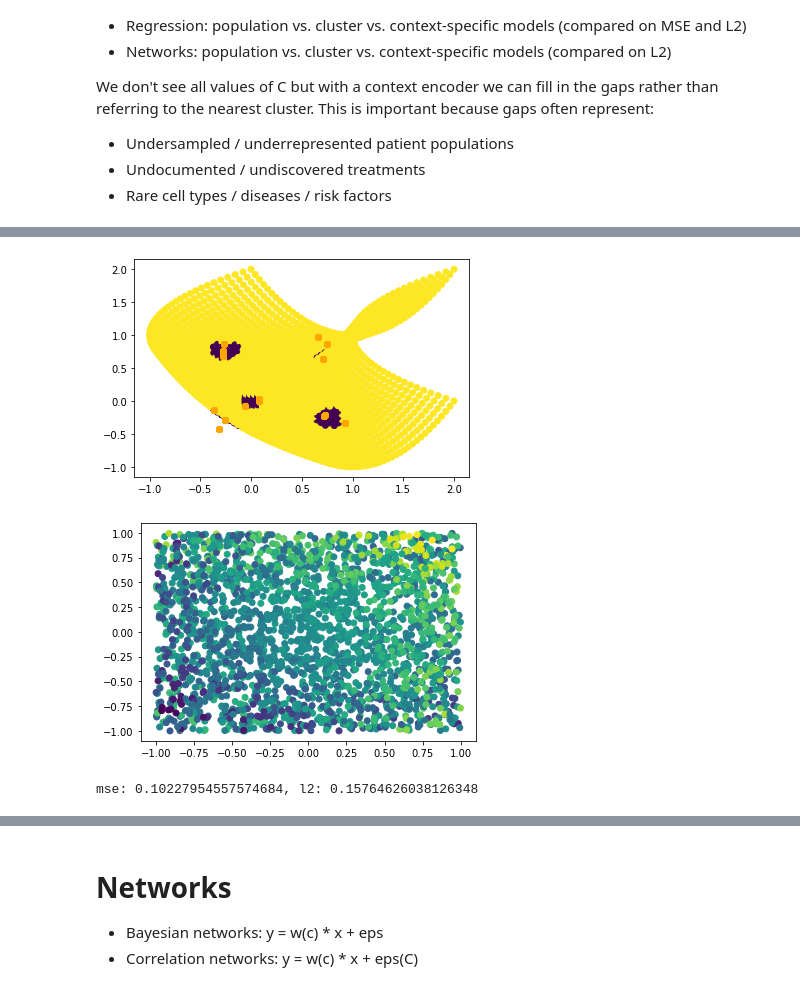
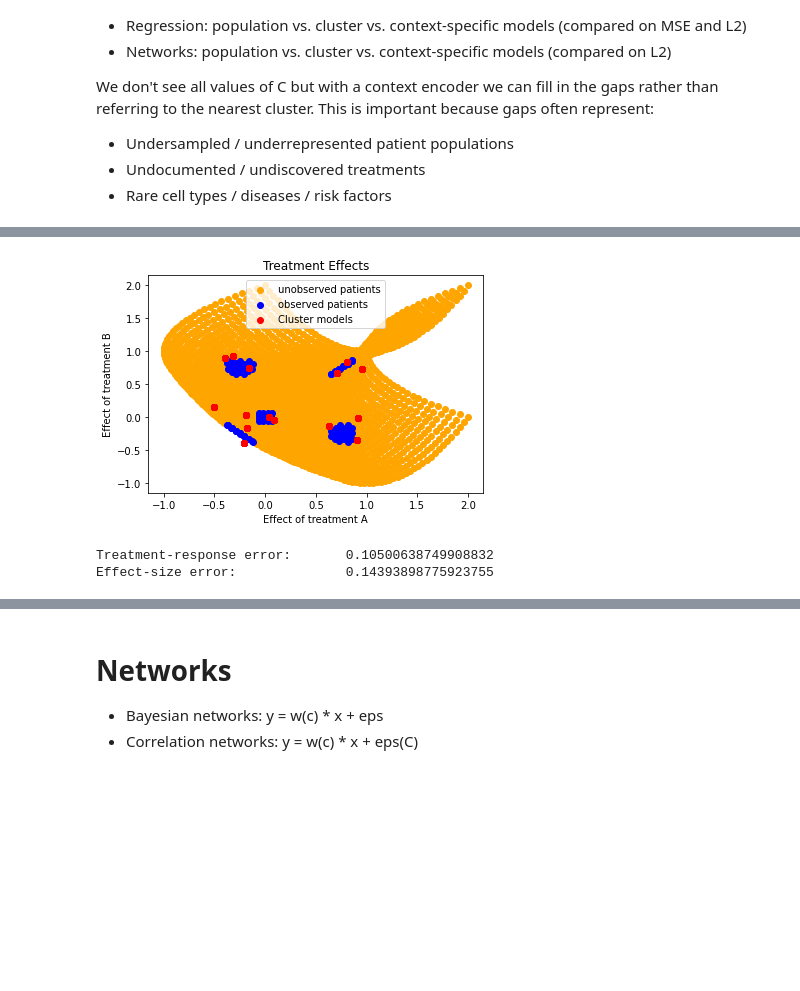
Before and after one commit to cnellington/Contextualized, a Jupyter notebook: experiments/simulation/cluster_demo.ipynb, the cells around one changed output, grey strips where cells are left out. Cells and saved outputs as stored; diff of their text form; code cells hidden in the pictures; blank space fills up the shorter version.

```diff
--- a/experiments/simulation/cluster_demo.ipynb
+++ b/experiments/simulation/cluster_demo.ipynb
@@ -59,30 +59,43 @@ train_idx, test_idx = gap_idx == 0, gap_idx == 1
 split = lambda arr: (arr[train_idx], arr[test_idx])
 Z_train, Z_test = split(Z_labels)
 C_train, C_test = split(C)
+C_mean, C_std = C_train.mean(axis=0), C_train.std(axis=0)
+C_train = (C_train - C_mean) / C_std
+C_test = (C_test - C_mean) / C_std
 W_train, W_test = split(W)
 X_train, X_test = split(X)
 Y_train, Y_test = split(Y)
 
-plt.scatter(C_test[:,0], C_test[:,1], c='orange', label='unseen')
-plt.scatter(C_train[:,0], C_train[:,1], c='blue', label='seen')
+plt.scatter(C_test[:,0], C_test[:,1], c='orange', label='unobserved')
+plt.scatter(C_train[:,0], C_train[:,1], c='blue', label='observed')
 plt.xlabel('Eats Healthy')
 plt.ylabel('Exercises')
+plt.title('Risk Factors (observed vs. unobserved)')
 plt.legend()
 plt.show()
 # plt.scatter(W[:,0], W[:,1], c=gap_idx)
-plt.scatter(W_test[:,0], W_test[:,1], c='orange', label='unseen')
-plt.scatter(W_train[:,0], W_train[:,1], c='blue', label='seen')
 
+plt.scatter(W_test[:,0], W_test[:,1], c='orange', label='unobserved patients')
+plt.scatter(W_train[:,0], W_train[:,1], c='blue', label='observed patients')
 plt.xlabel('Effect of treatment A')
 plt.ylabel('Effect of treatment B')
+plt.title('True effects (unknown)')
 plt.legend()
+plt.show()
+
+plt.scatter(X_train[:,0], X_train[:,1], c=Y_train)
+plt.xlabel('Dose of treatment A')
+plt.ylabel('Dose of treatment B')
+plt.colorbar(label='Response to Treatment')
+plt.title('Known treatment response (observed patients)')
 plt.show()
 
 plt.scatter(X[:,0], X[:,1], c=Y)
 plt.xlabel('Dose of treatment A')
 plt.ylabel('Dose of treatment B')
-plt.colorbar(label='Condition Change')
+plt.colorbar(label='Response to Treatment')
+plt.title('Potential treatment response (all patients)')
 plt.show()
-plt.scatter(X[:,0], X[:,1], c=gap_idx)
-plt.show()
+# plt.scatter(X[:,0], X[:,1], c=gap_idx)
+# plt.show()
 # %% [output]
@@ -168,20 +188,26 @@ mse: 0.3042650170096122, l2: 0.4834743453460351
 # %%
 # Cluster regression
 cluster_model = ClusterRegression(15).fit(C_train, X_train, Y_train)
 w_hat = cluster_model.predict_w(C_test, X_test)
 y_hat = cluster_model.predict_y(C_test, X_test)
 
-plt.scatter(W[:,0], W[:,1], c=gap_idx)
-plt.scatter(w_hat[:,0], w_hat[:,1], c='orange')
+plt.scatter(W_test[:,0], W_test[:,1], c='orange', label='unobserved patients')
+plt.scatter(W_train[:,0], W_train[:,1], c='blue', label='observed patients')
+plt.scatter(w_hat[:,0], w_hat[:,1], c='red', label='Cluster models')
+plt.xlabel('Effect of treatment A')
+plt.ylabel('Effect of treatment B')
+plt.title('Treatment Effects')
+plt.legend()
 plt.show()
 
-plt.scatter(X_test[:,0], X_test[:,1], c=y_hat)
-plt.show()
+# plt.scatter(X_test[:,0], X_test[:,1], c=y_hat)
+# plt.show()
 
 y_mse = mse(Y_test, y_hat)
 w_mse = mse(W_test, w_hat)
-print(f"mse: {y_mse}, l2: {w_mse}")
+print(f"Treatment-response error: \t{y_mse}")
+print(f"Effect-size error: \t\t{w_mse}")
 # %% [output]
-[figure, old version]
+[figure, new version]
-[figure, removed]
-mse: 0.10227954557574684, l2: 0.15764626038126348
+Treatment-response error:       0.10500638749908832
+Effect-size error:              0.14393898775923755
```
Also changed, not shown: parts of 12 cells of this notebook.
